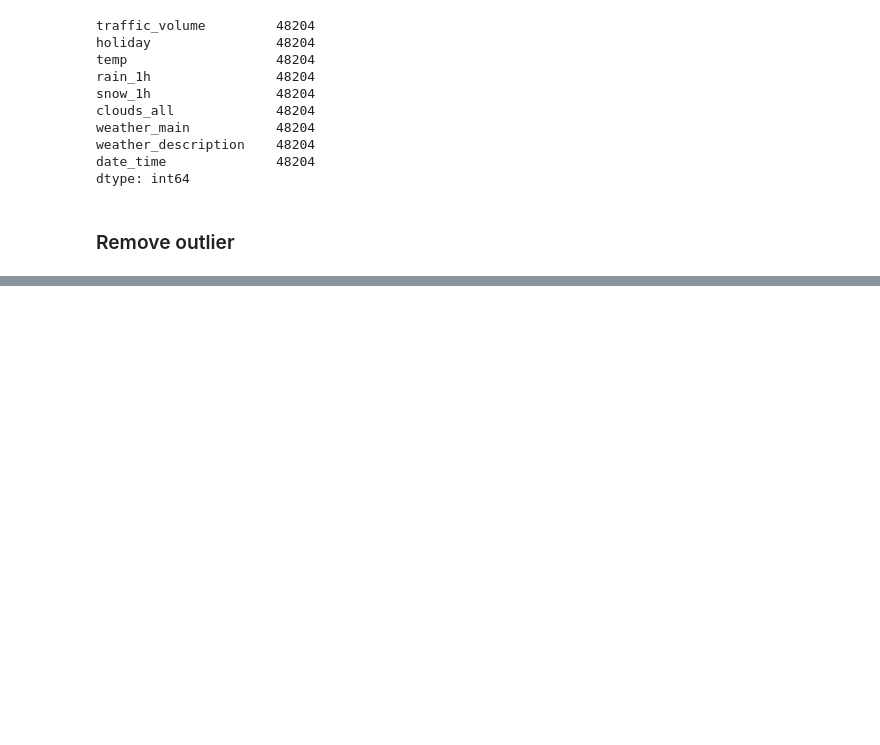
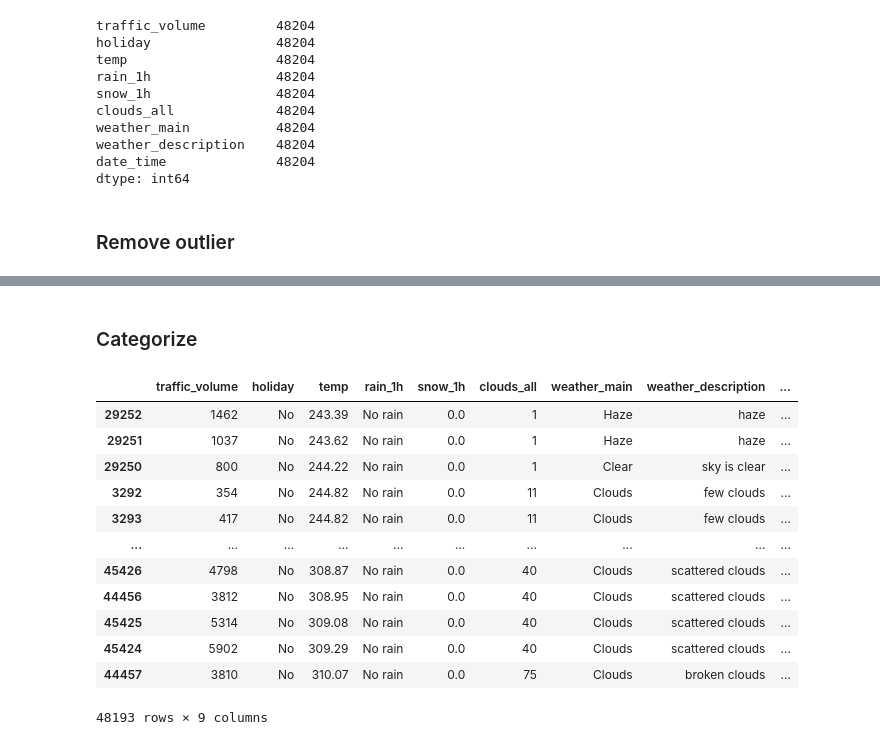
Before and after one commit to Learnheart/gis_group_d, a Jupyter notebook: model_building/feature_engineer.ipynb, the cells around one changed output, grey strips where cells are left out. Saved outputs shown, nothing was run; the diff lists cells and outputs as text; code cells hidden in the pictures; blank space fills up the shorter version.

```diff
--- a/model_building/feature_engineer.ipynb
+++ b/model_building/feature_engineer.ipynb
@@ -65,3 +65,8 @@ date_time              48204
 dtype: int64
 # %% [markdown]
 ### Remove outlier
+# %%
+# remove 0 temp as outliers
+temp_outlier = data[data['temp'] == 0]
+data = data.drop(data[data['temp'] == 0].index)
+data.head()
@@ -67,0 +80,5 @@ dtype: int64
+# %%
+#  remove numeric value outliers in rain_1h
+rain_outlier = data[data['rain_1h'] > 100]
+data = data.drop(data[data['rain_1h'] > 100].index)
+data.head()
@@ -67,0 +92,21 @@ dtype: int64
+# %% [markdown]
+### Categorize
+# %%
+import numpy as np
+# convert the rain_1h to category
+data['rain_1h'] = np.where(data['rain_1h'] == 0, 'No rain', 'Have rain')
+data
+# %% [output]
+|  | traffic_volume | holiday | temp | rain_1h | snow_1h | clouds_all | weather_main | weather_description | ... |
+| 29252 | 1462 | No | 243.39 | No rain | 0.0 | 1 | Haze | haze | ... |
+| 29251 | 1037 | No | 243.62 | No rain | 0.0 | 1 | Haze | haze | ... |
+| 29250 | 800 | No | 244.22 | No rain | 0.0 | 1 | Clear | sky is clear | ... |
+| 3292 | 354 | No | 244.82 | No rain | 0.0 | 11 | Clouds | few clouds | ... |
+| 3293 | 417 | No | 244.82 | No rain | 0.0 | 11 | Clouds | few clouds | ... |
+| ... | ... | ... | ... | ... | ... | ... | ... | ... | ... |
+| 45426 | 4798 | No | 308.87 | No rain | 0.0 | 40 | Clouds | scattered clouds | ... |
+| 44456 | 3812 | No | 308.95 | No rain | 0.0 | 40 | Clouds | scattered clouds | ... |
+| 45425 | 5314 | No | 309.08 | No rain | 0.0 | 40 | Clouds | scattered clouds | ... |
+| 45424 | 5902 | No | 309.29 | No rain | 0.0 | 40 | Clouds | scattered clouds | ... |
+| 44457 | 3810 | No | 310.07 | No rain | 0.0 | 75 | Clouds | broken clouds | ... |
+48193 rows × 9 columns
```
Also changed, not shown: parts of 10 cells of this notebook, 1 other file.
